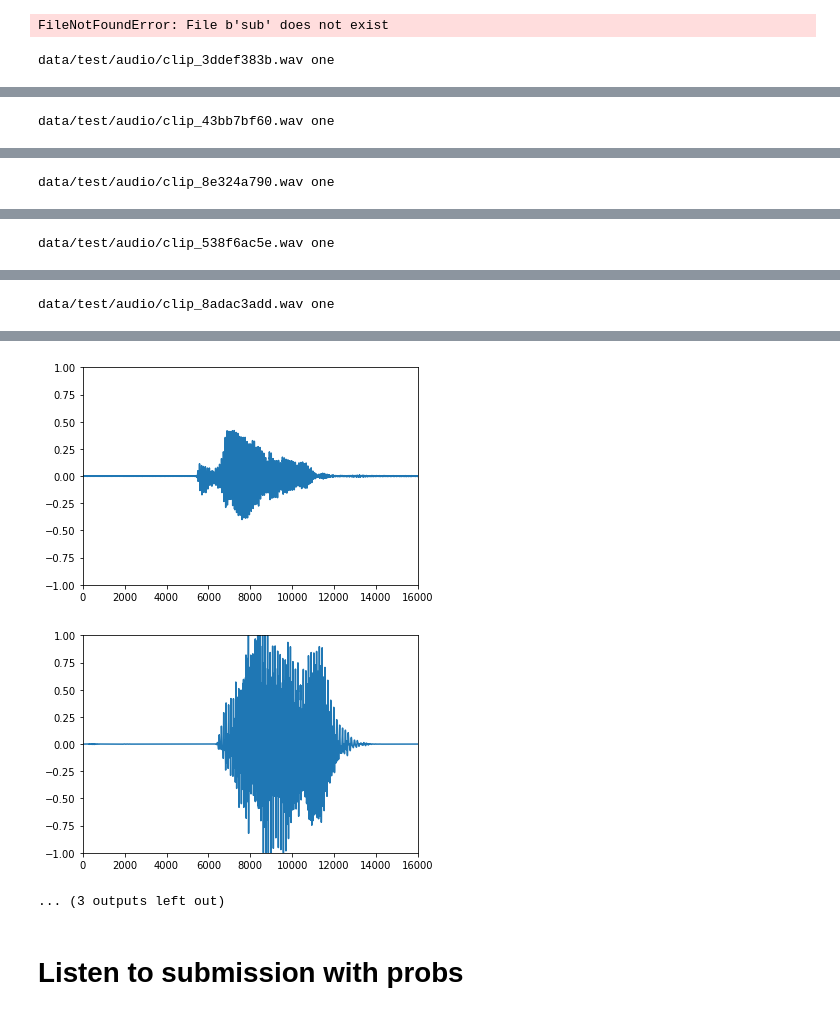
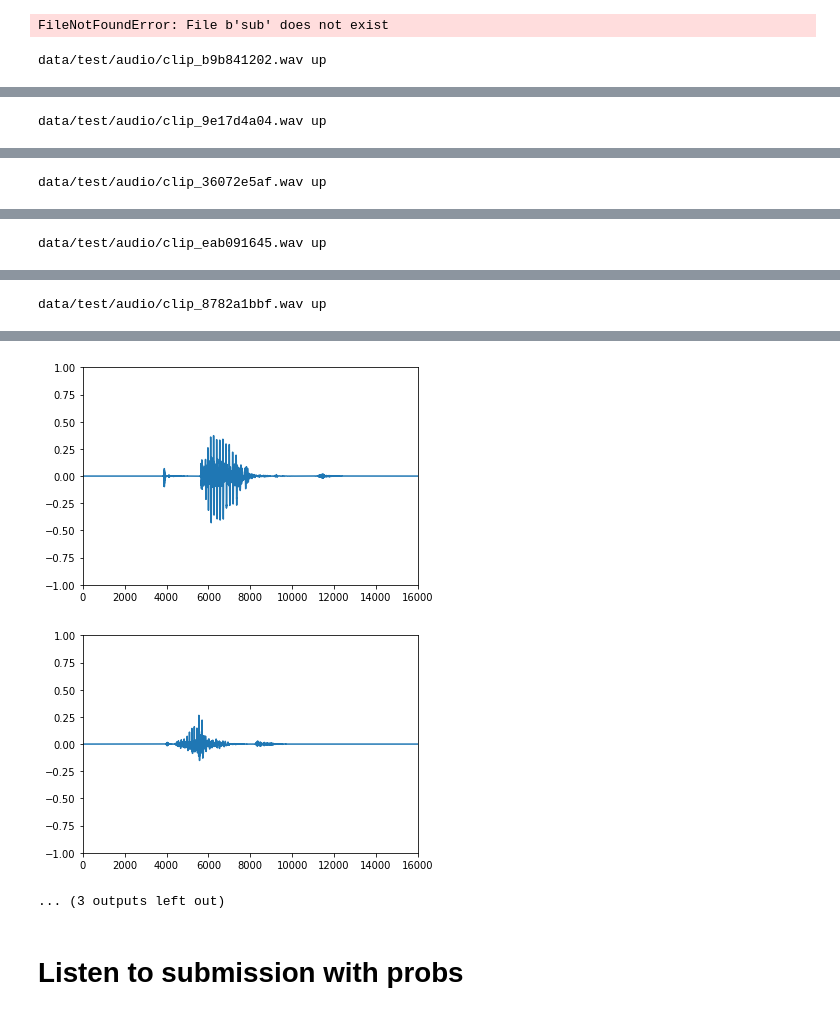
Before and after one commit to see--/speech_recognition, a Jupyter notebook: explore.ipynb, the cells around one changed output, grey strips where cells are left out. Cells and saved outputs as stored; diff of their text form; code cells hidden in the pictures.

```diff
--- a/explore.ipynb
+++ b/explore.ipynb
@@ -380,39 +380,37 @@ for i in list(reversed(range(sub.shape[0])))[offset:]:
 # %% [output]
 FileNotFoundError: File b'sub' does not exist
 # %%
-sub = pd.read_csv('submission_118_all_labels.csv')
+sub = pd.read_csv('submission_120_all_labels.csv')
 indices = np.arange(sub.shape[0])
 np.random.shuffle(indices)
 label2int = get_label2int(wanted_only=True)
 disp_count = 0
 for i in indices:
     if disp_count >= 5:
         break
     label = sub.loc[i, 'label']
-    if label == 'one':
+    if label == 'up':
         fn = jp('data', 'test', 'audio', sub.loc[i, 'fname'])
         rate, data = wf.read(fn)
         data = np.float32(data) / 32767
-        # data = np.sqrt(data) + 0.5
-        # data = 10 ** (data) - 1.0
         plot_audio(data, normed=True)
         print(fn, label)
         float_audio(data, autoplay=True)
         sleep(0.7)
         disp_count += 1
 # %% [output]
-data/test/audio/clip_3ddef383b.wav one
+data/test/audio/clip_b9b841202.wav up
 [interactive output not drawn]
-data/test/audio/clip_43bb7bf60.wav one
+data/test/audio/clip_9e17d4a04.wav up
 [interactive output not drawn]
-data/test/audio/clip_8e324a790.wav one
+data/test/audio/clip_36072e5af.wav up
 [interactive output not drawn]
-data/test/audio/clip_538f6ac5e.wav one
+data/test/audio/clip_eab091645.wav up
 [interactive output not drawn]
-data/test/audio/clip_8adac3add.wav one
+data/test/audio/clip_8782a1bbf.wav up
 [interactive output not drawn]
-[figure, old version]
+[figure, new version]
-[figure, old version]
+[figure, new version]
 ... (3 outputs left out)
 # %%
 # compare two submissions
```
Also changed, not shown: parts of 3 cells of this notebook, 4 other files.
